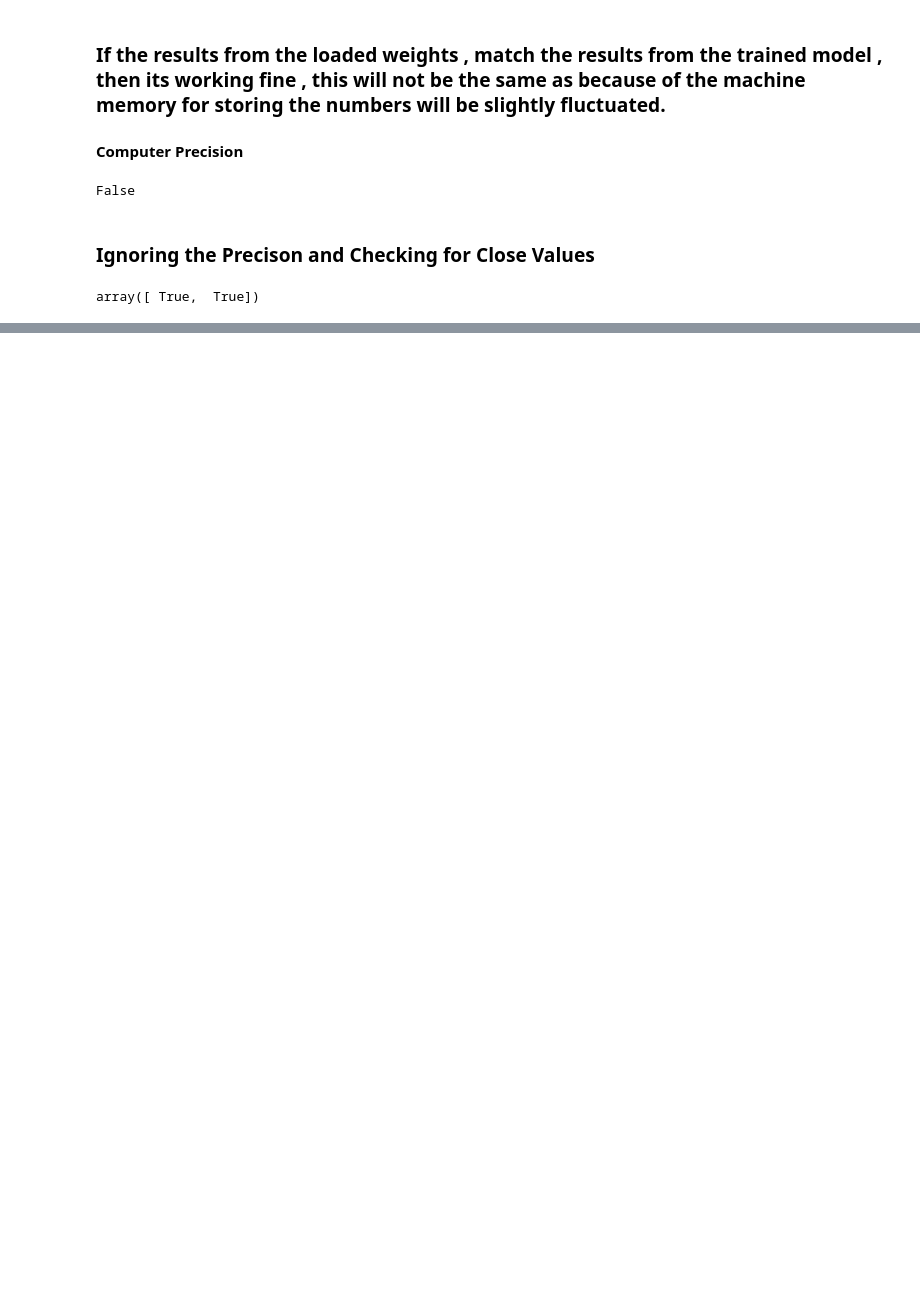
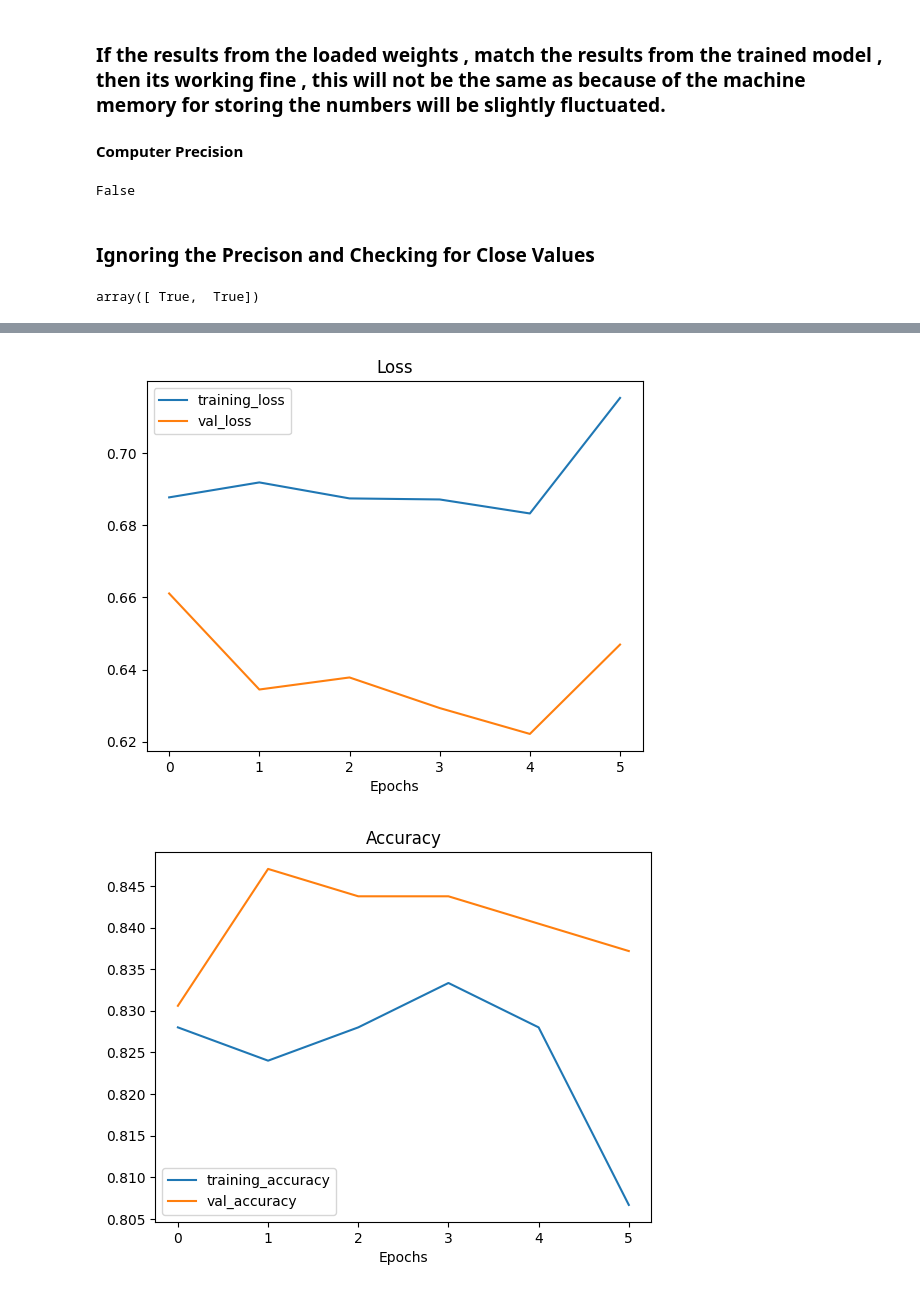
Before and after one commit to akhil4674/transfer_Learning_Experiment, a Jupyter notebook: 05 Transfer Learning - Fine Tuning.ipynb, the cells around one changed output, grey strips where cells are left out. Saved outputs shown, nothing was run; the diff lists cells and outputs as text; code cells hidden in the pictures; blank space fills up the shorter version.

```diff
--- a/05 Transfer Learning - Fine Tuning.ipynb
+++ b/05 Transfer Learning - Fine Tuning.ipynb
@@ -716,0 +766,31 @@ array([ True,  True])
+# %%
+# Fine-Tuning  : Setting the last 10 layers in the base model = Trainable
+
+base_model.trainable = True
+
+
+# Freeze all layers except for the last 10
+for layers in base_model.layers[:-10]:
+    layer.trainable = False
+
+# Recompile the model
+
+model_2.compile(loss = "categorical_crossentropy",
+                optimizer = tf_keras.optimizers.Adam(learning_rate = 0.0001),
+                metrics = ["accuracy"])
+
+
+
+# When Fine-Tuning, lower the learning Rate by x 10
+# Fine tune for another 5 epochs
+
+fine_tune_epochs = initial_epochs +5
+
+# Refit the model (same as model_2 except with some more trainable layer)
+history_fine_10_percent_data_aug = model_2.fit(train_data_10_percent,
+                                               epochs = fine_tune_epochs,
+                                               validation_data = test_data,
+                                               validation_steps = int(0.25 * len(test_data)),
+                                               initial_epoch = history_10_percent_data_aug.epoch[-1] , # start training from previous last epoch
+                                               callbacks = [create_tensorboard_callback(dir_name = "transfer_learning",
+                                                                                        experiment_name = "10_percent_fine_tune_last_10")])
@@ -716,0 +817,7 @@ array([ True,  True])
+# %%
+# Compare the histories and plotting loss curves
+
+plot_loss_curves(history_fine_10_percent_data_aug)
+# %% [output]
+[figure, added]
+[figure, added]
```
Also changed, not shown: parts of 26 cells of this notebook.
